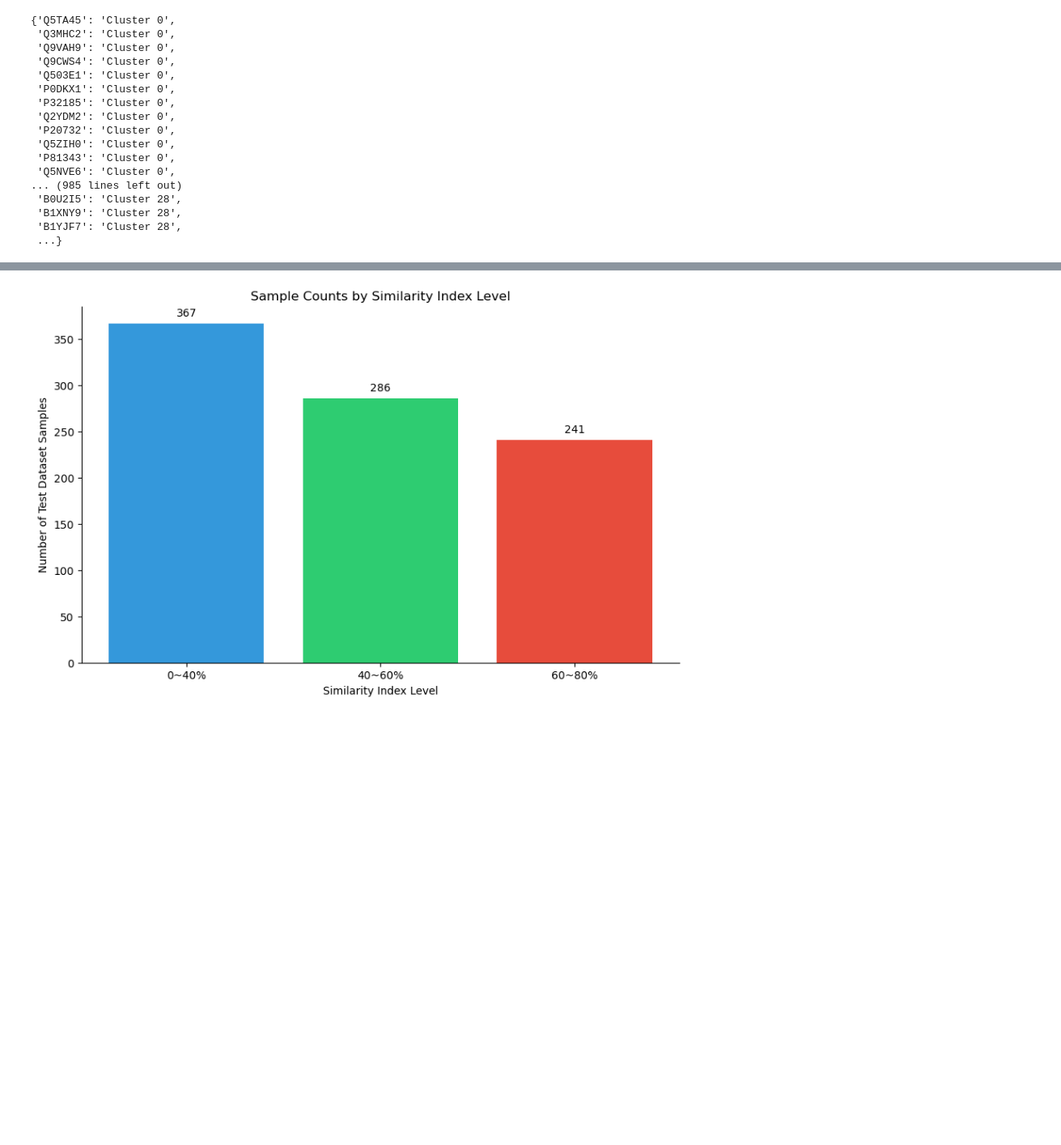
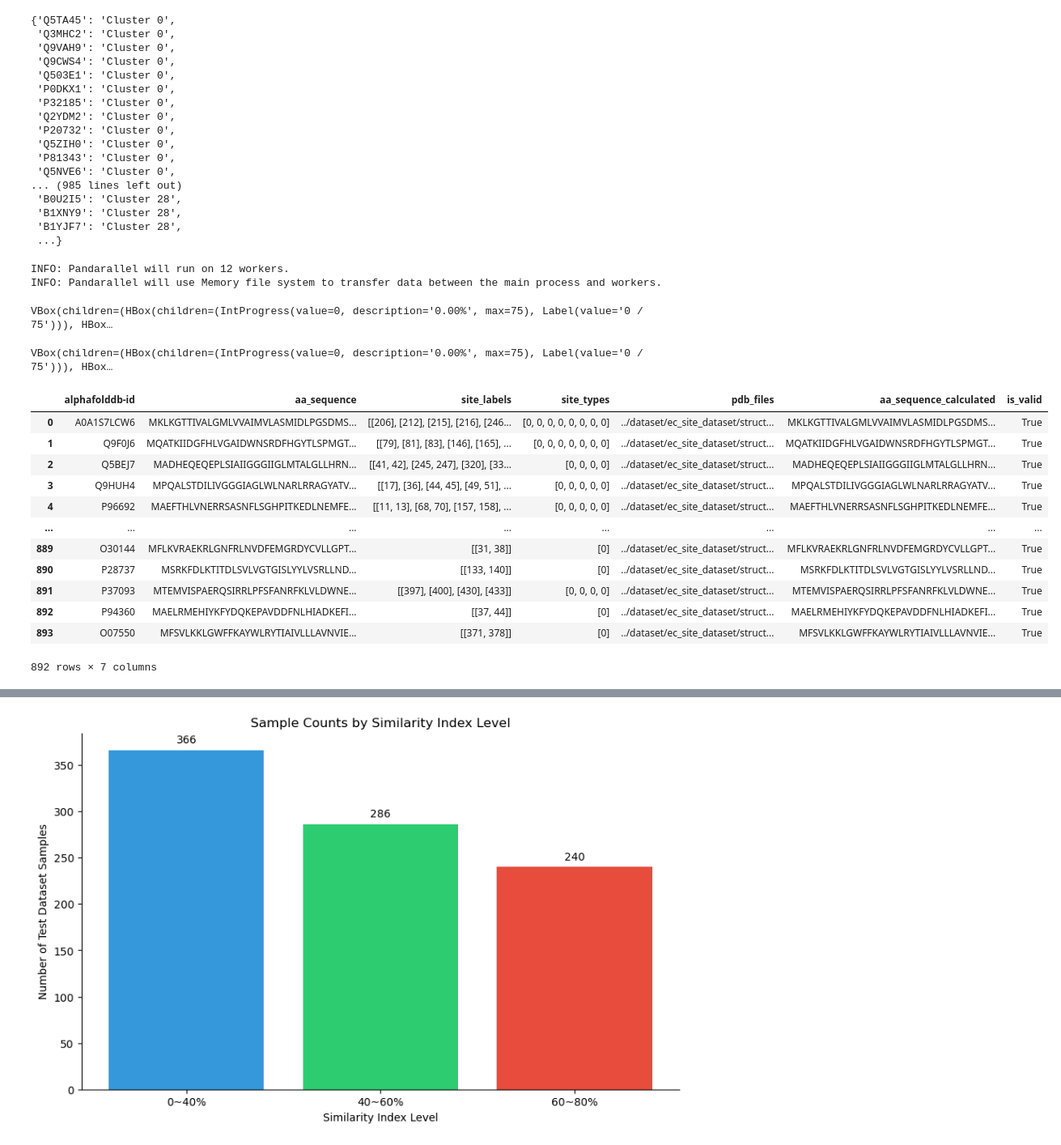
Before and after one commit to wangxr0526/EasIFA, a Jupyter notebook: dataset_preprocess/5.2.check_simiarity_between_test_sample_and_training_set.ipynb, the cells around one changed output, grey strips where cells are left out. Shown: that part at 81% size. Saved outputs shown, nothing was run; the diff lists cells and outputs as text; code cells hidden in the pictures; blank space fills up the shorter version.

```diff
--- a/dataset_preprocess/5.2.check_simiarity_between_test_sample_and_training_set.ipynb
+++ b/dataset_preprocess/5.2.check_simiarity_between_test_sample_and_training_set.ipynb
@@ -149,6 +196,29 @@ def get_dataset(max_sample, ec_site_dataset_path=ec_site_dataset_path,
 # %%
 train_dataset = get_dataset(max_sample, ec_site_dataset_path=ec_site_dataset_path, merge_dataset_name_str=merge_dataset_name_str, sub_set=['train'])
-test_dataset = get_dataset(max_sample, ec_site_dataset_path=ec_site_dataset_path, merge_dataset_name_str=merge_dataset_name_str, sub_set=['test'])
+# test_dataset = get_dataset(max_sample, ec_site_dataset_path=ec_site_dataset_path, merge_dataset_name_str=merge_dataset_name_str, sub_set=['test'])
+
+dataset_path = os.path.join(ec_site_dataset_path, f'{merge_dataset_name_str}{max_sample}')
+test_dataset = get_query_database(os.path.join(dataset_path, 'test_dataset', 'uniprot_ecreact_merge.csv'), fasta_path=os.path.join(dataset_path, 'test_dataset.fasta'), pdb_file_path=os.path.join(os.path.dirname(dataset_path), 'structures', 'alphafolddb_download'))
+test_dataset = test_dataset.loc[test_dataset['is_valid']]
+test_dataset
+# %% [output]
+INFO: Pandarallel will run on 12 workers.
+INFO: Pandarallel will use Memory file system to transfer data between the main process and workers.
+VBox(children=(HBox(children=(IntProgress(value=0, description='0.00%', max=75), Label(value='0 / 75'))), HBox…
+VBox(children=(HBox(children=(IntProgress(value=0, description='0.00%', max=75), Label(value='0 / 75'))), HBox…
+|  | alphafolddb-id | aa_sequence | site_labels | site_types | pdb_files | aa_sequence_calculated | is_valid |
+| 0 | A0A1S7LCW6 | MKLKGTTIVALGMLVVAIMVLASMIDLPGSDMS... | [[206], [212], [215], [216], [246... | [0, 0, 0, 0, 0, 0, 0, 0] | ../dataset/ec_site_dataset/struct... | MKLKGTTIVALGMLVVAIMVLASMIDLPGSDMS... | True |
+| 1 | Q9F0J6 | MQATKIIDGFHLVGAIDWNSRDFHGYTLSPMGT... | [[79], [81], [83], [146], [165], ... | [0, 0, 0, 0, 0, 0, 0] | ../dataset/ec_site_dataset/struct... | MQATKIIDGFHLVGAIDWNSRDFHGYTLSPMGT... | True |
+| 2 | Q5BEJ7 | MADHEQEQEPLSIAIIGGGIIGLMTALGLLHRN... | [[41, 42], [245, 247], [320], [33... | [0, 0, 0, 0] | ../dataset/ec_site_dataset/struct... | MADHEQEQEPLSIAIIGGGIIGLMTALGLLHRN... | True |
+| 3 | Q9HUH4 | MPQALSTDILIVGGGIAGLWLNARLRRAGYATV... | [[17], [36], [44, 45], [49, 51], ... | [0, 0, 0, 0, 0] | ../dataset/ec_site_dataset/struct... | MPQALSTDILIVGGGIAGLWLNARLRRAGYATV... | True |
+| 4 | P96692 | MAEFTHLVNERRSASNFLSGHPITKEDLNEMFE... | [[11, 13], [68, 70], [157, 158], ... | [0, 0, 0, 0, 0] | ../dataset/ec_site_dataset/struct... | MAEFTHLVNERRSASNFLSGHPITKEDLNEMFE... | True |
+| ... | ... | ... | ... | ... | ... | ... | ... |
+| 889 | O30144 | MFLKVRAEKRLGNFRLNVDFEMGRDYCVLLGPT... | [[31, 38]] | [0] | ../dataset/ec_site_dataset/struct... | MFLKVRAEKRLGNFRLNVDFEMGRDYCVLLGPT... | True |
+| 890 | P28737 | MSRKFDLKTITDLSVLVGTGISLYYLVSRLLND... | [[133, 140]] | [0] | ../dataset/ec_site_dataset/struct... | MSRKFDLKTITDLSVLVGTGISLYYLVSRLLND... | True |
+| 891 | P37093 | MTEMVISPAERQSIRRLPFSFANRFKLVLDWNE... | [[397], [400], [430], [433]] | [0, 0, 0, 0] | ../dataset/ec_site_dataset/struct... | MTEMVISPAERQSIRRLPFSFANRFKLVLDWNE... | True |
+| 892 | P94360 | MAELRMEHIYKFYDQKEPAVDDFNLHIADKEFI... | [[37, 44]] | [0] | ../dataset/ec_site_dataset/struct... | MAELRMEHIYKFYDQKEPAVDDFNLHIADKEFI... | True |
+| 893 | O07550 | MFSVLKKLGWFFKAYWLRYTIAIVLLLAVNVIE... | [[371, 378]] | [0] | ../dataset/ec_site_dataset/struct... | MFSVLKKLGWFFKAYWLRYTIAIVLLLAVNVIE... | True |
+892 rows × 7 columns
 # %%
 for thre in threshold:
     train_dataset[f'cluster_ther_{str(thre)}'] = train_dataset['alphafolddb-id'].apply(lambda x:alphafold_id2cluster_all_levels[thre][x.replace(';', '')])
```
Also changed, not shown: parts of 8 cells of this notebook, 9 other files.
